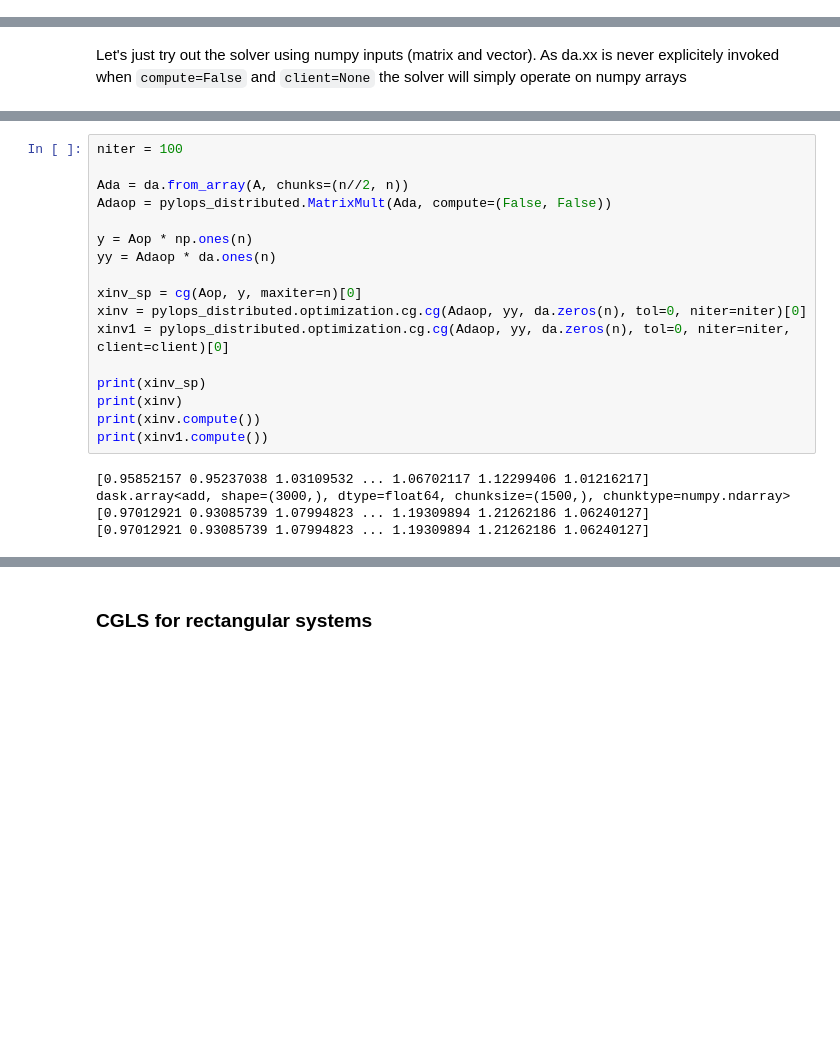
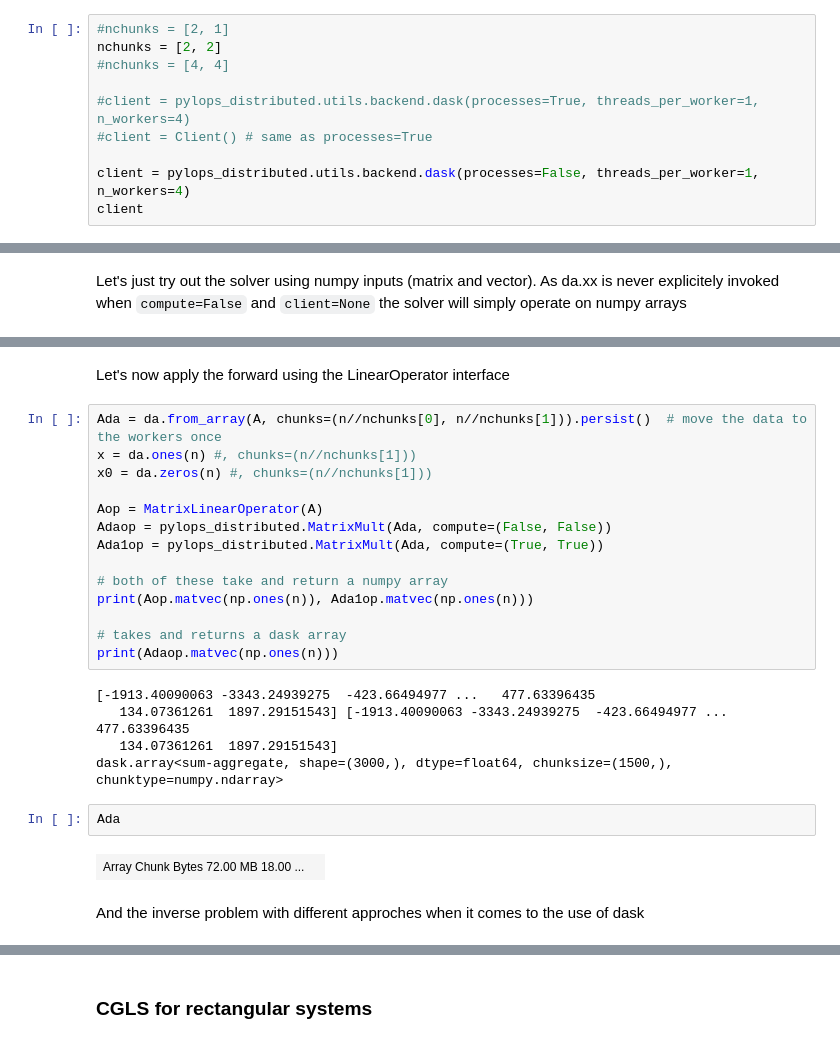
Before and after one commit to PyLops/pylops_notebooks, a Jupyter notebook: developement-distributed/Solvers.ipynb, the cells around one changed output, grey strips where cells are left out. Drawn from its saved outputs; the diff is of its cells as text; blank space fills up the shorter version.

Commit message:
Modified Solvers.ipynb as in https://github.com/dask/dask/issues/5955

```diff
--- a/developement-distributed/Solvers.ipynb
+++ b/developement-distributed/Solvers.ipynb
@@ -31,0 +27,10 @@ client
+# %%
+#nchunks = [2, 1]
+nchunks = [2, 2]
+#nchunks = [4, 4]
+
+#client = pylops_distributed.utils.backend.dask(processes=True, threads_per_worker=1, n_workers=4)
+#client = Client() # same as processes=True
+
+client = pylops_distributed.utils.backend.dask(processes=False, threads_per_worker=1, n_workers=4)
+client
@@ -61,22 +67,27 @@ And with the LinearOperator
-# %%
-niter = 100
-
-Ada = da.from_array(A, chunks=(n//2, n))
-Adaop = pylops_distributed.MatrixMult(Ada, compute=(False, False))
-
-y = Aop * np.ones(n)
-yy = Adaop * da.ones(n)
-
-xinv_sp = cg(Aop, y, maxiter=n)[0]
-xinv = pylops_distributed.optimization.cg.cg(Adaop, yy, da.zeros(n), tol=0, niter=niter)[0]
-xinv1 = pylops_distributed.optimization.cg.cg(Adaop, yy, da.zeros(n), tol=0, niter=niter, client=client)[0]
-
-print(xinv_sp)
-print(xinv)
-print(xinv.compute())
-print(xinv1.compute())
-# %% [output]
-[0.95852157 0.95237038 1.03109532 ... 1.06702117 1.12299406 1.01216217]
-dask.array<add, shape=(3000,), dtype=float64, chunksize=(1500,), chunktype=numpy.ndarray>
-[0.97012921 0.93085739 1.07994823 ... 1.19309894 1.21262186 1.06240127]
-[0.97012921 0.93085739 1.07994823 ... 1.19309894 1.21262186 1.06240127]
+# %% [markdown]
+Let's now apply the forward using the LinearOperator interface
+# %%
+Ada = da.from_array(A, chunks=(n//nchunks[0], n//nchunks[1])).persist()  # move the data to the workers once
+x = da.ones(n) #, chunks=(n//nchunks[1]))
+x0 = da.zeros(n) #, chunks=(n//nchunks[1]))
+
+Aop = MatrixLinearOperator(A)
+Adaop = pylops_distributed.MatrixMult(Ada, compute=(False, False))
+Ada1op = pylops_distributed.MatrixMult(Ada, compute=(True, True))
+
+# both of these take and return a numpy array
+print(Aop.matvec(np.ones(n)), Ada1op.matvec(np.ones(n)))
+
+# takes and returns a dask array
+print(Adaop.matvec(np.ones(n)))
+# %% [output]
+[-1913.40090063 -3343.24939275  -423.66494977 ...   477.63396435
+   134.07361261  1897.29151543] [-1913.40090063 -3343.24939275  -423.66494977 ...   477.63396435
+   134.07361261  1897.29151543]
+dask.array<sum-aggregate, shape=(3000,), dtype=float64, chunksize=(1500,), chunktype=numpy.ndarray>
+# %%
+Ada
+# %% [output]
+| Array Chunk Bytes 72.00 MB 18.00 ... |  |
+# %% [markdown]
+And the inverse problem with different approches when it comes to the use of dask
```
Also changed, not shown: parts of 29 cells of this notebook, 7 other files.
